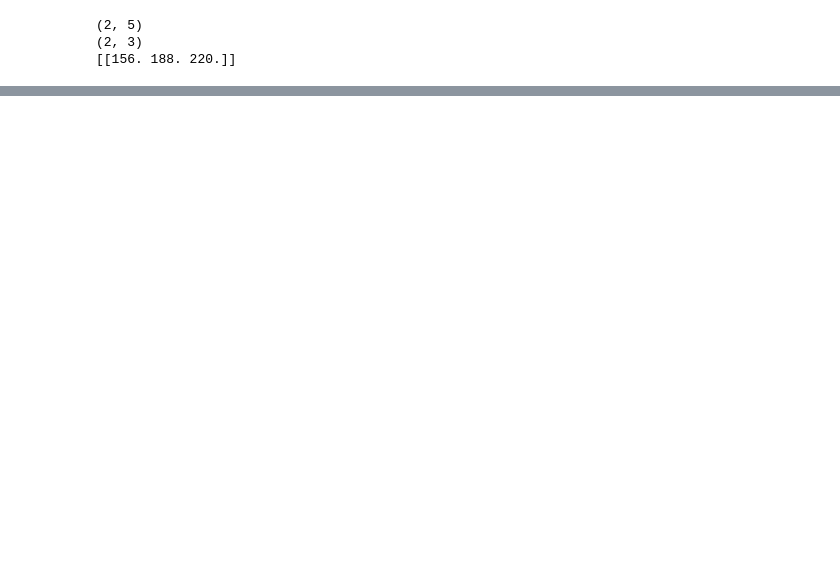
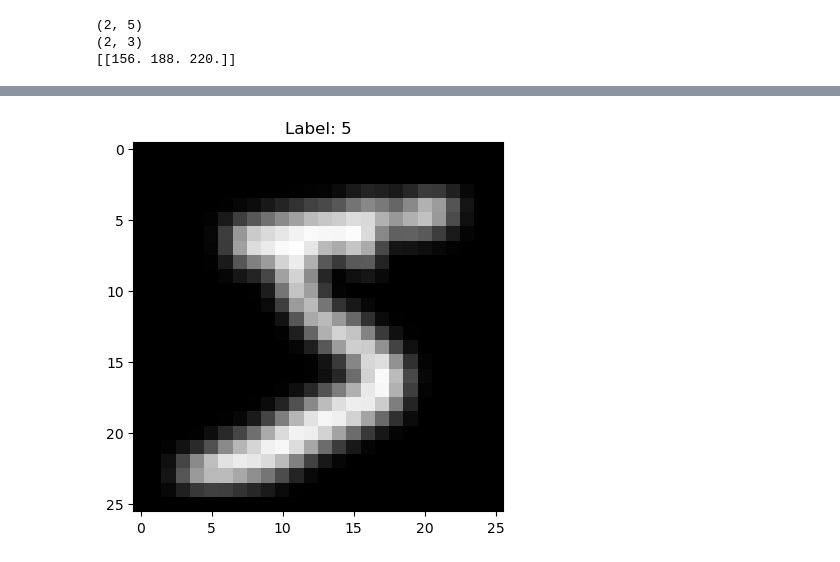
Before and after one commit to abdxu9/lenet_5, a Jupyter notebook: notebook/convolution.ipynb, the cells around one changed output, grey strips where cells are left out. Drawn from its saved outputs; the diff is of its cells as text; code cells hidden in the pictures; blank space fills up the shorter version.

```diff
--- a/notebook/convolution.ipynb
+++ b/notebook/convolution.ipynb
@@ -97,0 +136,14 @@ print(output)
+# %%
+import numpy as np
+filter_blury = np.array([[1/16, 1/8, 1/16],[1/8, 1/4, 1/8],[1/16, 1/8, 1/16]])
+image = np.reshape(X[0,:], (28,28))
+
+output_shape = (image.shape[0] - filter_blury.shape[0] + 1, image.shape[1] - filter_blury.shape[1] + 1)
+
+output = np.zeros(output_shape)
+
+for i in range(output_shape[0]):
+    for j in range(output_shape[1]):
+        region = image[i:i+filter_blury.shape[0], j:j+filter_blury.shape[1]]
+        output[i, j] = np.sum(region * filter_blury)
+print(output)
@@ -97,0 +168,8 @@ print(output)
+# %%
+import matplotlib.pyplot as plt
+
+plt.imshow(output, cmap='gray')
+plt.title(f"Label: {y[0]}")
+plt.show()
+# %% [output]
+[figure, added]
```
Also changed, not shown: parts of 12 cells of this notebook.
